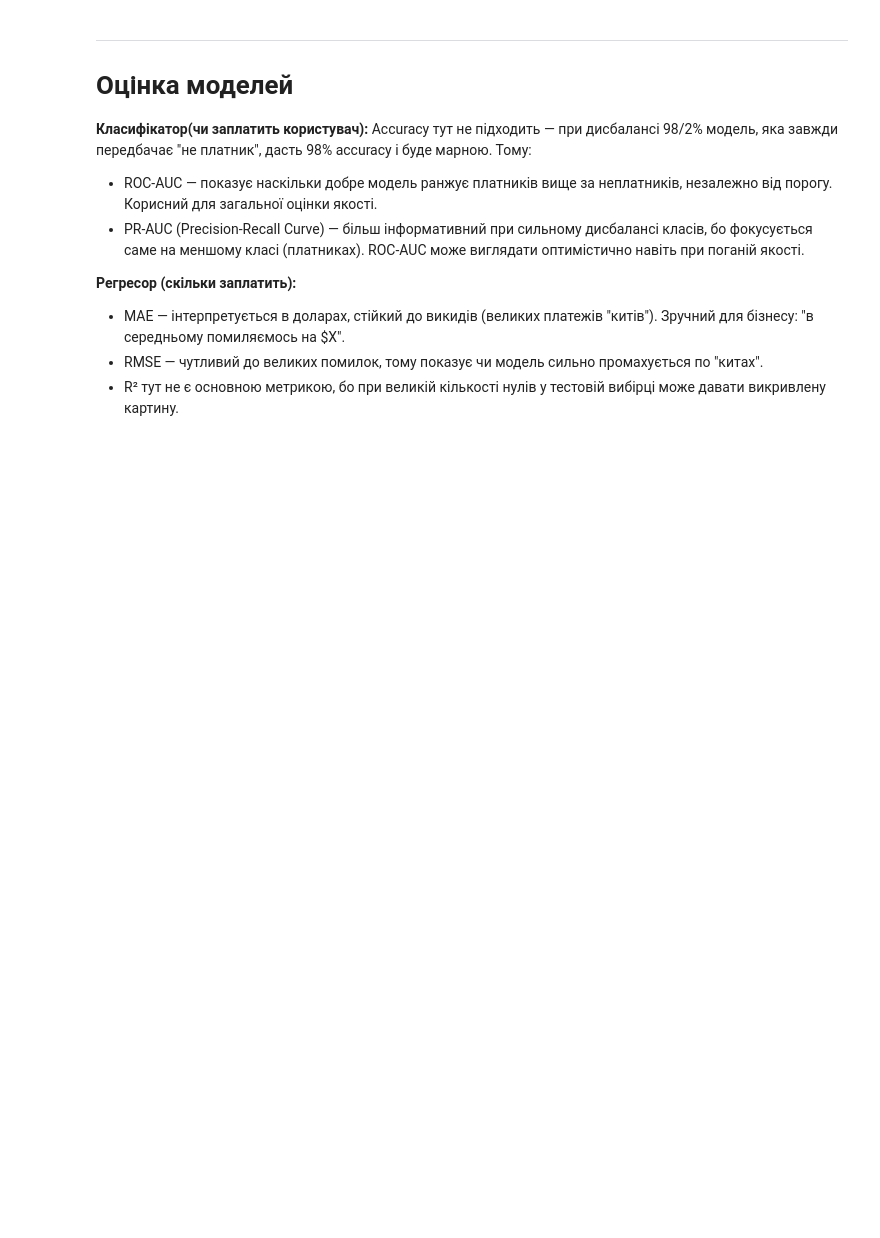
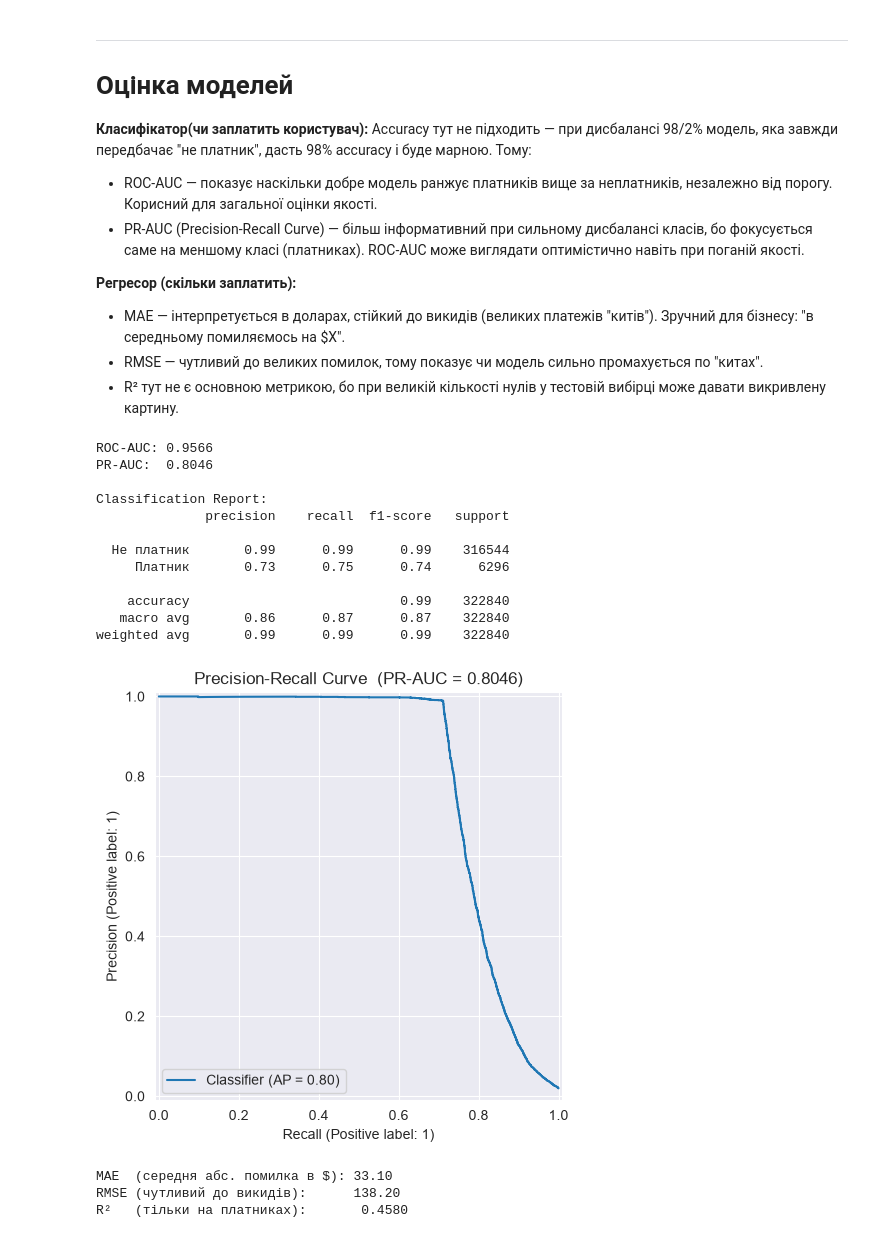
Before and after one commit to Chuchman-Dima/Data-Scientist-Test-Task, a Jupyter notebook: src/ipynb/model.ipynb, the cells around one changed output. Drawn from its saved outputs; the diff is of its cells as text; code cells hidden in the pictures; blank space fills up the shorter version.

```diff
--- a/src/ipynb/model.ipynb
+++ b/src/ipynb/model.ipynb
@@ -397,17 +427,20 @@ Name: proportion, dtype: float64
 ------------------------
 # Навчання моделей
 # %%
-X = df.drop(columns=['id_user', 'revenue_7d'])
+X = df.drop(columns=['id_user', 'revenue_7d', 'act_cnt_returns'])
 y = df['revenue_7d']
 
-# Робимо ОДНЕ розбиття (80% train, 20% test). shuffle=False зберігає хронологію
+# shuffle=False зберігає хронологію (дані відсортовані за timestamp_reg)
 X_train, X_test, y_train, y_test = train_test_split(X, y, test_size=0.2, shuffle=False)
-y_bin_train, y_bin_test = y_train.gt(0).astype(int), y_test.gt(0).astype(int)
+y_bin_train = y_train.gt(0).astype(int)
+y_bin_test  = y_test.gt(0).astype(int)
 
 print(f"Тренувальна вибірка: {X_train.shape[0]} рядків")
-print(f"Тестова вибірка: {X_test.shape[0]} рядків")
+print(f"Тестова вибірка:     {X_test.shape[0]} рядків")
+print(f"Платників у train:   {y_bin_train.sum()} ({y_bin_train.mean()*100:.1f}%)")
+print(f"Платників у test:    {y_bin_test.sum()}  ({y_bin_test.mean()*100:.1f}%)")
 
-# Створюємо TimeSeriesSplit для уникнення заглядання в майбутнє
+# TimeSeriesSplit — CV без заглядання в майбутнє
 tscv = TimeSeriesSplit(n_splits=3)
 # %% [output]
 Тренувальна вибірка: 1291360 рядків
@@ -527,3 +568,52 @@ Accuracy тут не підходить — при дисбалансі 98/2% м
 * MAE — інтерпретується в доларах, стійкий до викидів (великих платежів "китів"). Зручний для бізнесу: "в середньому помиляємось на $X".
 * RMSE — чутливий до великих помилок, тому показує чи модель сильно промахується по "китах".
 * R² тут не є основною метрикою, бо при великій кількості нулів у тестовій вибірці може давати викривлену картину.
+# %%
+# Оцінка Класифікатора
+roc_auc = roc_auc_score(y_bin_test, p_payer_test)
+print(f"ROC-AUC: {roc_auc:.4f}")
+
+pr_auc = average_precision_score(y_bin_test, p_payer_test)
+print(f"PR-AUC:  {pr_auc:.4f}")
+
+y_pred_clf = (p_payer_test >= 0.5).astype(int)
+print("\nClassification Report:")
+print(classification_report(y_bin_test, y_pred_clf, target_names=["Не платник", "Платник"]))
+
+fig, ax = plt.subplots(figsize=(7, 5))
+PrecisionRecallDisplay.from_predictions(y_bin_test, p_payer_test, ax=ax)
+ax.set_title(f"Precision-Recall Curve  (PR-AUC = {pr_auc:.4f})")
+plt.tight_layout()
+plt.show()
+# %% [output]
+ROC-AUC: 0.9566
+PR-AUC:  0.8046
+
+Classification Report:
+              precision    recall  f1-score   support
+
+  Не платник       0.99      0.99      0.99    316544
+     Платник       0.73      0.75      0.74      6296
+
+    accuracy                           0.99    322840
+   macro avg       0.86      0.87      0.87    322840
+weighted avg       0.99      0.99      0.99    322840
+[figure, added]
+# %%
+# Оцінка Регресора (тільки на платниках тестової вибірки)
+
+payer_mask_test  = y_test > 0
+y_true_payers    = y_test[payer_mask_test]
+y_pred_payers    = predicted_amount_test[payer_mask_test]
+
+mae = mean_absolute_error(y_true_payers, y_pred_payers)
+rmse = np.sqrt(mean_squared_error(y_true_payers, y_pred_payers))
+r2 = r2_score(y_true_payers, y_pred_payers)
+
+print(f"MAE  (середня абс. помилка в $): {mae:.2f}")
+print(f"RMSE (чутливий до викидів):      {rmse:.2f}")
+print(f"R²   (тільки на платниках):       {r2:.4f}")
+# %% [output]
+MAE  (середня абс. помилка в $): 33.10
+RMSE (чутливий до викидів):      138.20
+R²   (тільки на платниках):       0.4580
```
Also changed, not shown: parts of 13 cells of this notebook.
